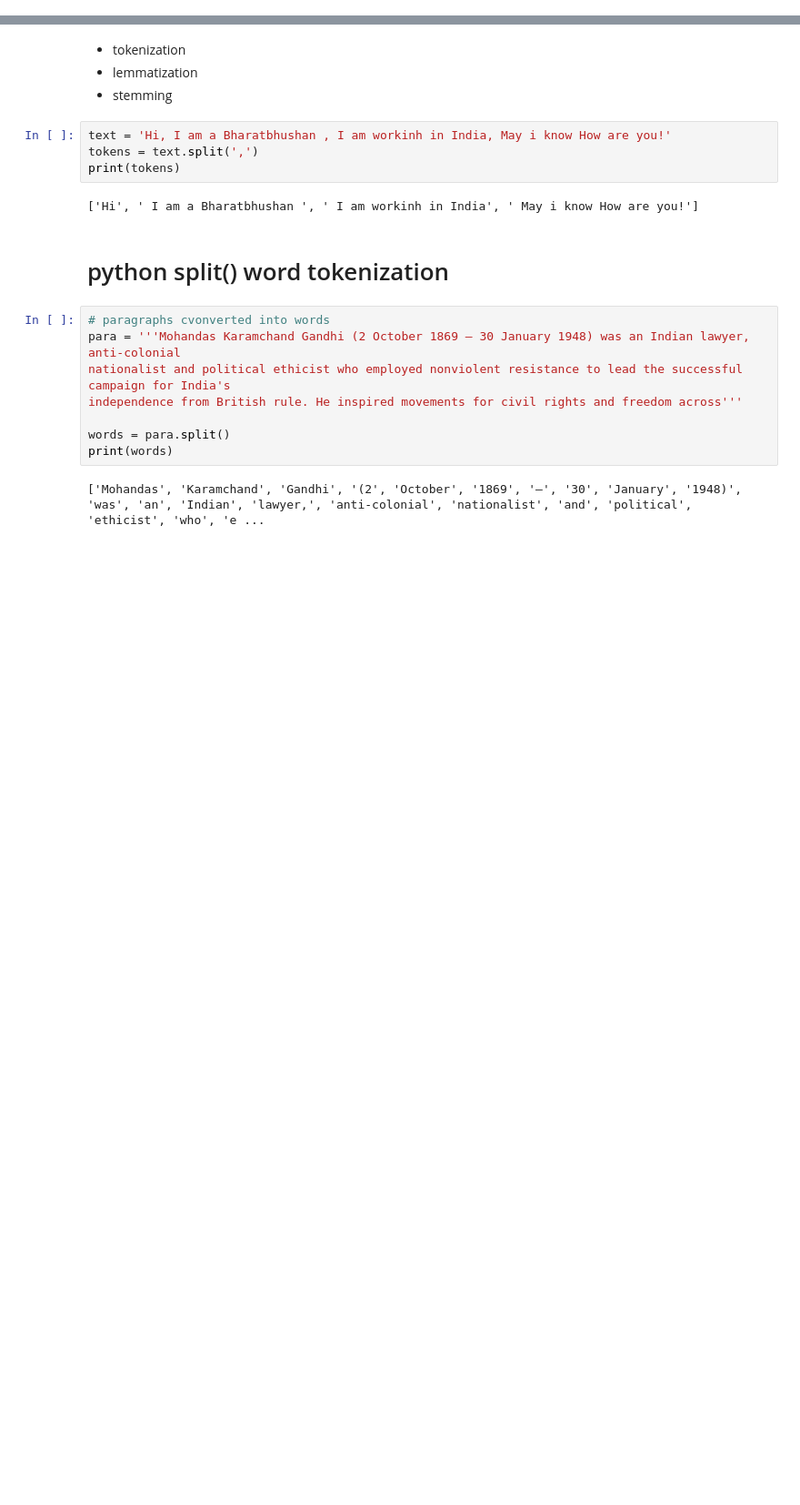
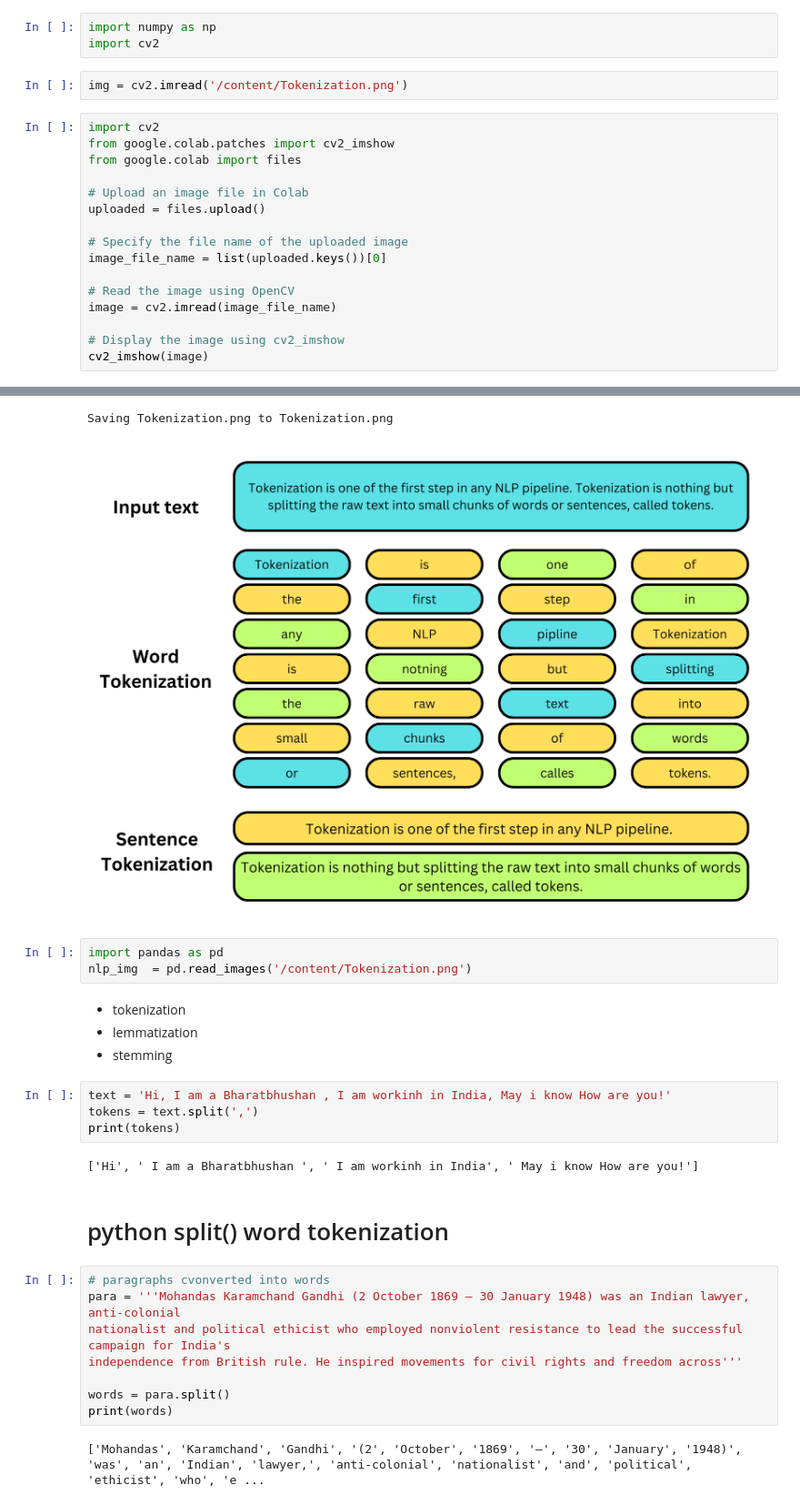
Before and after one commit to AIWalaBro/Complete_NLP, a Jupyter notebook: 1.Basics_NLP/NLP_Data_Preprocessing.ipynb, the cells around one changed output, grey strips where cells are left out. Shown at 91% size. Saved outputs shown, nothing was run; the diff lists cells and outputs as text; blank space fills up the shorter version.

Commit message:
image file uploded

```diff
--- a/1.Basics_NLP/NLP_Data_Preprocessing.ipynb
+++ b/1.Basics_NLP/NLP_Data_Preprocessing.ipynb
@@ -1,2 +1,24 @@
 # %% [markdown]
 <a href="https://colab.research.google.com/github/AIWalaBro/Complete_NLP/blob/main/1.Basics_NLP/NLP_Data_Preprocessing.ipynb" target="_parent"><img src="https://colab.research.google.com/assets/colab-badge.svg" alt="Open In Colab"/></a>
+# %%
+import numpy as np
+import cv2
+# %%
+img = cv2.imread('/content/Tokenization.png')
+# %%
+import cv2
+from google.colab.patches import cv2_imshow
+from google.colab import files
+
+# Upload an image file in Colab
+uploaded = files.upload()
+
+# Specify the file name of the uploaded image
+image_file_name = list(uploaded.keys())[0]
+
+# Read the image using OpenCV
+image = cv2.imread(image_file_name)
+
+# Display the image using cv2_imshow
+cv2_imshow(image)
+# %% [output]
@@ -3,3 +26,8 @@
+Saving Tokenization.png to Tokenization.png
+[figure, added]
+# %%
+import pandas as pd
+nlp_img  = pd.read_images('/content/Tokenization.png')
 # %% [markdown]
 - tokenization
 - lemmatization
```
Also changed, not shown: parts of 1 cell of this notebook.
